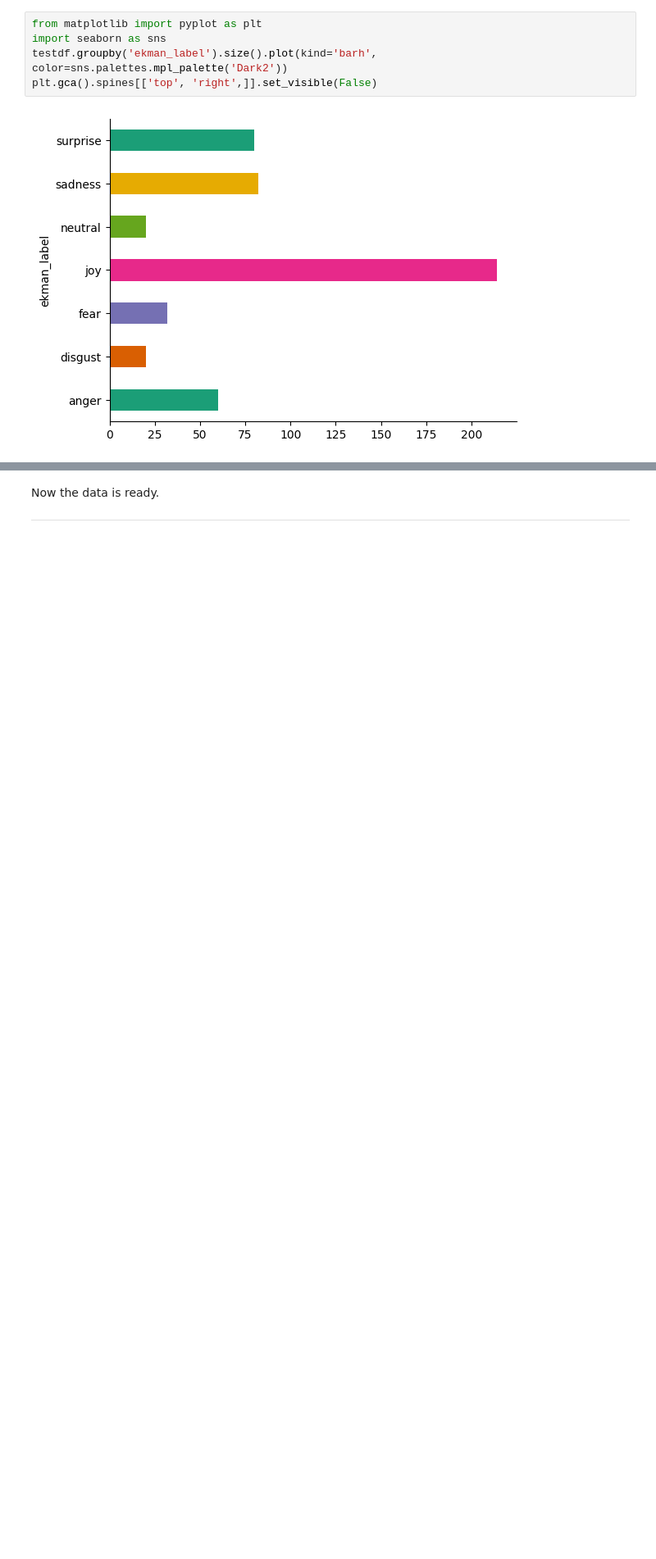
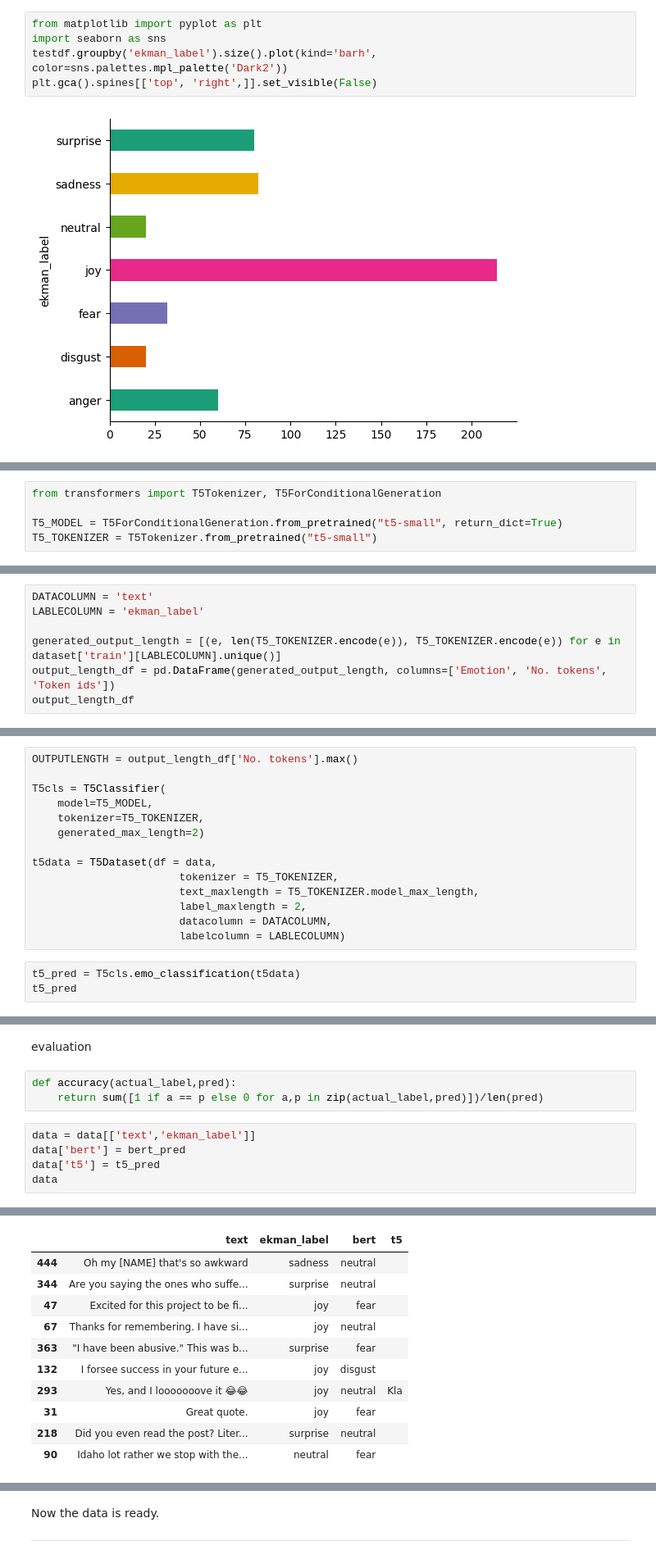
Before and after one commit to UCREL/Session-6-LLM-Based-Emotion-Analysis, a Jupyter notebook: tutorial.ipynb, the cells around one changed output, grey strips where cells are left out. Shown at 82% size. Cells and saved outputs as stored; diff of their text form; blank space fills up the shorter version.

```diff
--- a/tutorial.ipynb
+++ b/tutorial.ipynb
@@ -243,0 +284,5 @@ The above code is to create a dataset using torch Dataset. The next step is to c
+# %%
+from transformers import T5Tokenizer, T5ForConditionalGeneration
+
+T5_MODEL = T5ForConditionalGeneration.from_pretrained("t5-small", return_dict=True)
+T5_TOKENIZER = T5Tokenizer.from_pretrained("t5-small")
@@ -243,0 +335,7 @@ The above code is to create a dataset using torch Dataset. The next step is to c
+# %%
+DATACOLUMN = 'text'
+LABLECOLUMN = 'ekman_label'
+
+generated_output_length = [(e, len(T5_TOKENIZER.encode(e)), T5_TOKENIZER.encode(e)) for e in dataset['train'][LABLECOLUMN].unique()]
+output_length_df = pd.DataFrame(generated_output_length, columns=['Emotion', 'No. tokens', 'Token ids'])
+output_length_df
@@ -243,0 +351,17 @@ The above code is to create a dataset using torch Dataset. The next step is to c
+# %%
+OUTPUTLENGTH = output_length_df['No. tokens'].max()
+
+T5cls = T5Classifier(
+    model=T5_MODEL,
+    tokenizer=T5_TOKENIZER,
+    generated_max_length=2)
+
+t5data = T5Dataset(df = data,
+                       tokenizer = T5_TOKENIZER,
+                       text_maxlength = T5_TOKENIZER.model_max_length,
+                       label_maxlength = 2,
+                       datacolumn = DATACOLUMN,
+                       labelcolumn = LABLECOLUMN)
+# %%
+t5_pred = T5cls.emo_classification(t5data)
+t5_pred
@@ -243,0 +373,11 @@ The above code is to create a dataset using torch Dataset. The next step is to c
+# %% [markdown]
+evaluation
+# %%
+def accuracy(actual_label,pred):
+    return sum([1 if a == p else 0 for a,p in zip(actual_label,pred)])/len(pred)
+# %%
+data = data[['text','ekman_label']]
+data['bert'] = bert_pred
+data['t5'] = t5_pred
+data
+# %% [output]
@@ -243,0 +394,11 @@ The above code is to create a dataset using torch Dataset. The next step is to c
+|  | text | ekman_label | bert | t5 |
+| 444 | Oh my [NAME] that's so awkward | sadness | neutral |  |
+| 344 | Are you saying the ones who suffe... | surprise | neutral |  |
+| 47 | Excited for this project to be fi... | joy | fear |  |
+| 67 | Thanks for remembering. I have si... | joy | neutral |  |
+| 363 | "I have been abusive." This was b... | surprise | fear |  |
+| 132 | I forsee success in your future e... | joy | disgust |  |
+| 293 | Yes, and I looooooove it 😂😂 | joy | neutral | Kla |
+| 31 | Great quote. | joy | fear |  |
+| 218 | Did you even read the post? Liter... | surprise | neutral |  |
+| 90 | Idaho lot rather we stop with the... | neutral | fear |  |
```
Also changed, not shown: parts of 44 cells of this notebook.
